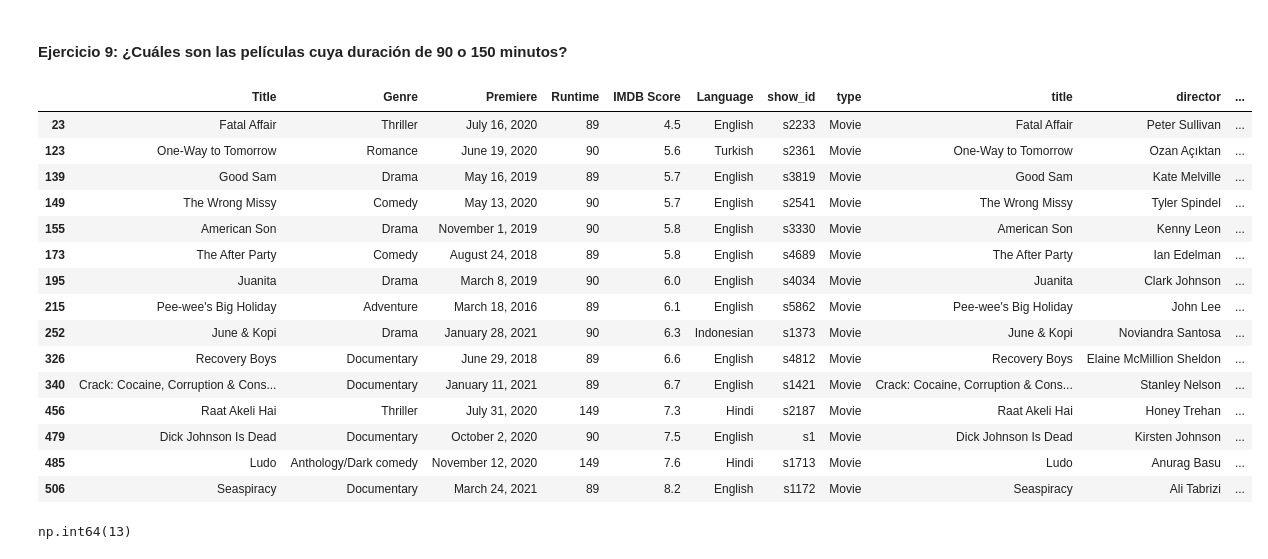
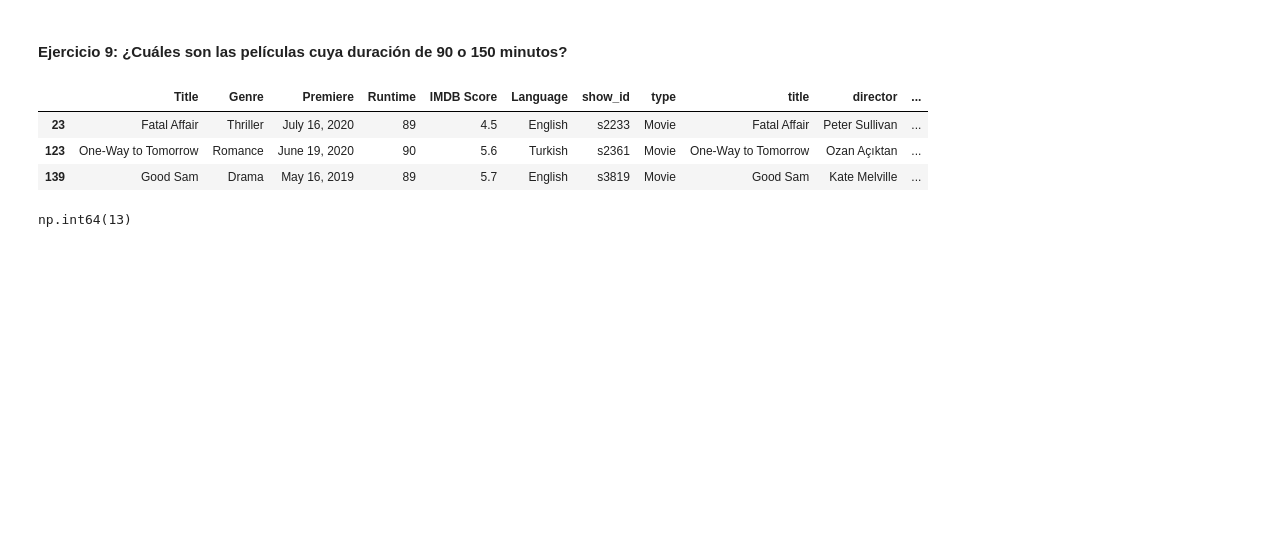
Before and after one commit to jgilsu11/laboratorio-modulo2-leccion03-filtrado-groupby, a Jupyter notebook: laboratorio-modulo2-leccion03-filtrado.ipynb, the cells around one changed output. Saved outputs shown, nothing was run; the diff lists cells and outputs as text; code cells hidden in the pictures; blank space fills up the shorter version.

```diff
--- a/laboratorio-modulo2-leccion03-filtrado.ipynb
+++ b/laboratorio-modulo2-leccion03-filtrado.ipynb
@@ -234,27 +212,15 @@ netflix_concat[filtro_IMDB & filtro_duracion]
 # %%
 patron_regex1= "^150"
 patron_regex2="^90"
 _noventa=netflix_concat["duration"].str.contains(patron_regex2, case= False, na= False, regex= True)
 _cientocincuenta=netflix_concat["duration"].str.contains(patron_regex1, case= False, na= False, regex= True)
 total= _cientocincuenta | _noventa
-netflix_concat[total]
+netflix_concat[total].head(3)
 # %% [output]
 |  | Title | Genre | Premiere | Runtime | IMDB Score | Language | show_id | type | title | director | ... |
 | 23 | Fatal Affair | Thriller | July 16, 2020 | 89 | 4.5 | English | s2233 | Movie | Fatal Affair | Peter Sullivan | ... |
 | 123 | One-Way to Tomorrow | Romance | June 19, 2020 | 90 | 5.6 | Turkish | s2361 | Movie | One-Way to Tomorrow | Ozan Açıktan | ... |
 | 139 | Good Sam | Drama | May 16, 2019 | 89 | 5.7 | English | s3819 | Movie | Good Sam | Kate Melville | ... |
-| 149 | The Wrong Missy | Comedy | May 13, 2020 | 90 | 5.7 | English | s2541 | Movie | The Wrong Missy | Tyler Spindel | ... |
-| 155 | American Son | Drama | November 1, 2019 | 90 | 5.8 | English | s3330 | Movie | American Son | Kenny Leon | ... |
-| 173 | The After Party | Comedy | August 24, 2018 | 89 | 5.8 | English | s4689 | Movie | The After Party | Ian Edelman | ... |
-| 195 | Juanita | Drama | March 8, 2019 | 90 | 6.0 | English | s4034 | Movie | Juanita | Clark Johnson | ... |
-| 215 | Pee-wee's Big Holiday | Adventure | March 18, 2016 | 89 | 6.1 | English | s5862 | Movie | Pee-wee's Big Holiday | John Lee | ... |
-| 252 | June & Kopi | Drama | January 28, 2021 | 90 | 6.3 | Indonesian | s1373 | Movie | June & Kopi | Noviandra Santosa | ... |
-| 326 | Recovery Boys | Documentary | June 29, 2018 | 89 | 6.6 | English | s4812 | Movie | Recovery Boys | Elaine McMillion Sheldon | ... |
-| 340 | Crack: Cocaine, Corruption & Cons... | Documentary | January 11, 2021 | 89 | 6.7 | English | s1421 | Movie | Crack: Cocaine, Corruption & Cons... | Stanley Nelson | ... |
-| 456 | Raat Akeli Hai | Thriller | July 31, 2020 | 149 | 7.3 | Hindi | s2187 | Movie | Raat Akeli Hai | Honey Trehan | ... |
-| 479 | Dick Johnson Is Dead | Documentary | October 2, 2020 | 90 | 7.5 | English | s1 | Movie | Dick Johnson Is Dead | Kirsten Johnson | ... |
-| 485 | Ludo | Anthology/Dark comedy | November 12, 2020 | 149 | 7.6 | Hindi | s1713 | Movie | Ludo | Anurag Basu | ... |
-| 506 | Seaspiracy | Documentary | March 24, 2021 | 89 | 8.2 | English | s1172 | Movie | Seaspiracy | Ali Tabrizi | ... |
 # %%
 _noventa.sum()
 # %% [output]
```
Also changed, not shown: parts of 14 cells of this notebook.
